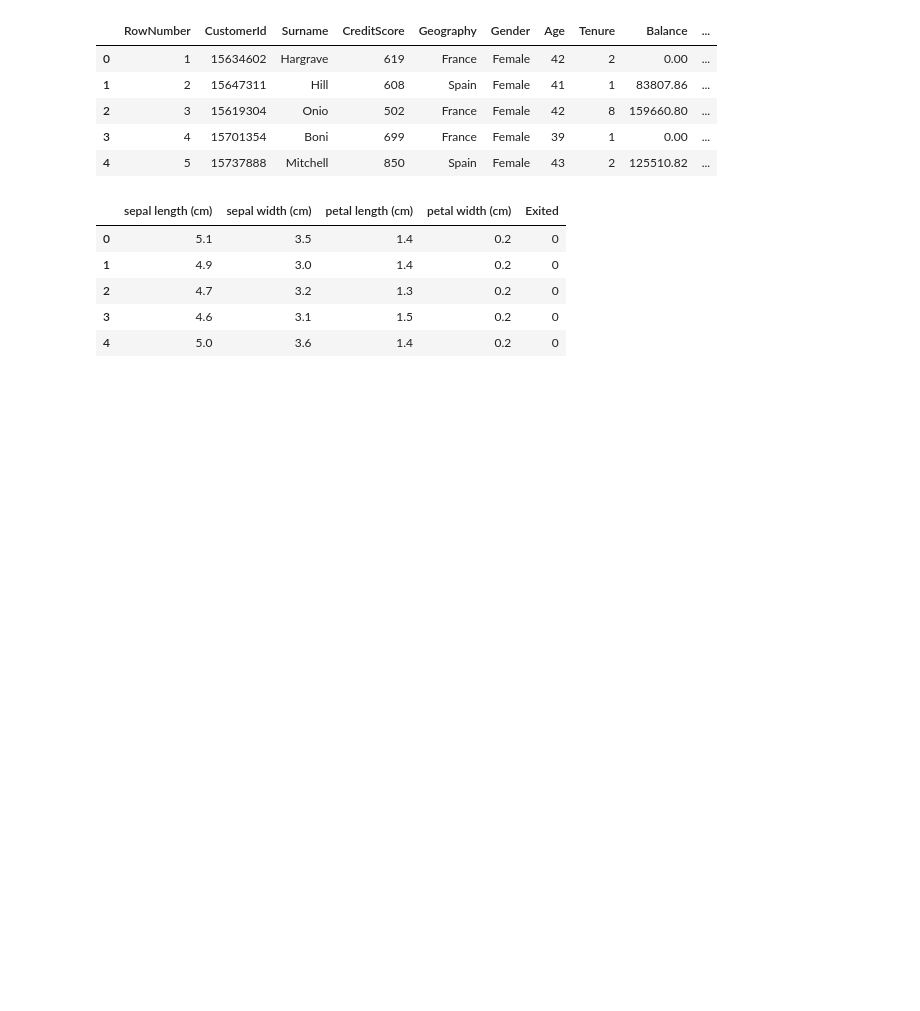
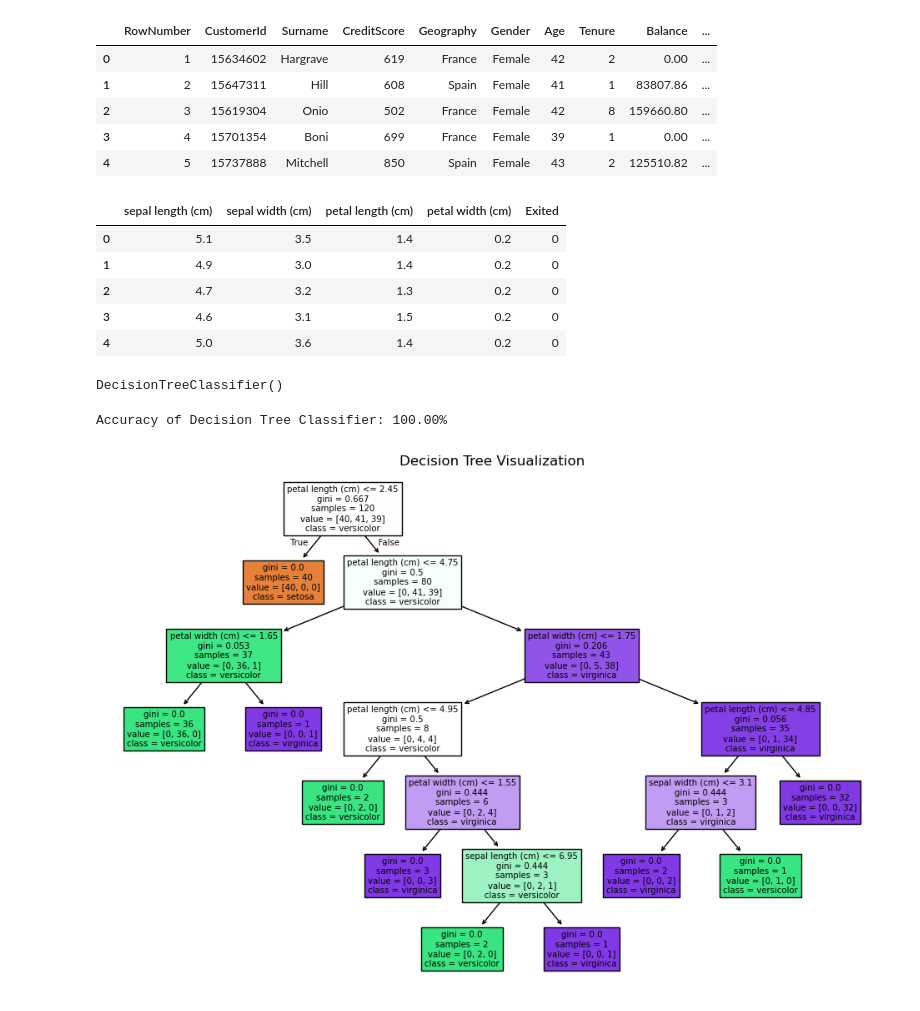
Before and after one commit to sonalkumarasinghe-ctrl/EE-Term_01, a Jupyter notebook: Session 3/banking_churn.ipynb, the cells around one changed output. Cells and saved outputs as stored; diff of their text form; code cells hidden in the pictures; blank space fills up the shorter version.

```diff
--- a/Session 3/banking_churn.ipynb
+++ b/Session 3/banking_churn.ipynb
@@ -28,3 +29,22 @@ df.head()
 | 2 | 4.7 | 3.2 | 1.3 | 0.2 | 0 |
 | 3 | 4.6 | 3.1 | 1.5 | 0.2 | 0 |
 | 4 | 5.0 | 3.6 | 1.4 | 0.2 | 0 |
+# %%
+X_train, X_test, y_train, y_test = train_test_split(X, y, test_size=0.2, random_state=42)
+model = DecisionTreeClassifier()
+model.fit(X_train, y_train)
+# %% [output]
+DecisionTreeClassifier()
+# %%
+accuracy = model.score(X_test, y_test)
+print(f"Accuracy of Decision Tree Classifier: {accuracy*100:.2f}%")
+# %% [output]
+Accuracy of Decision Tree Classifier: 100.00%
+# %%
+from sklearn.tree import plot_tree
+plt.figure(figsize=(12,8))
+plot_tree(model, filled=True, feature_names=load_iris().feature_names, class_names=load_iris().target_names)
+plt.title('Decision Tree Visualization')
+plt.show()
+# %% [output]
+[figure, added]
```
Also changed, not shown: parts of 1 cell of this notebook.
